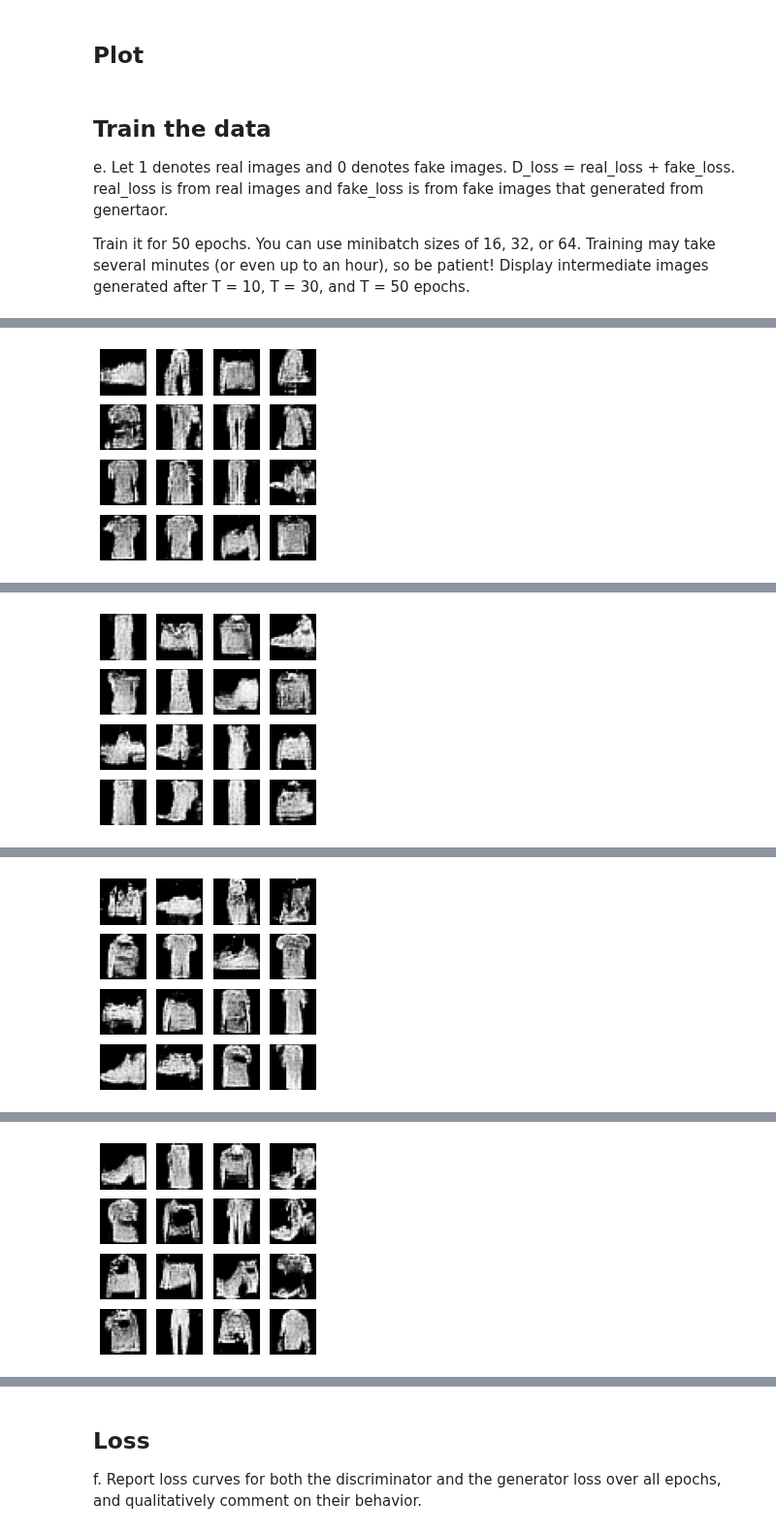
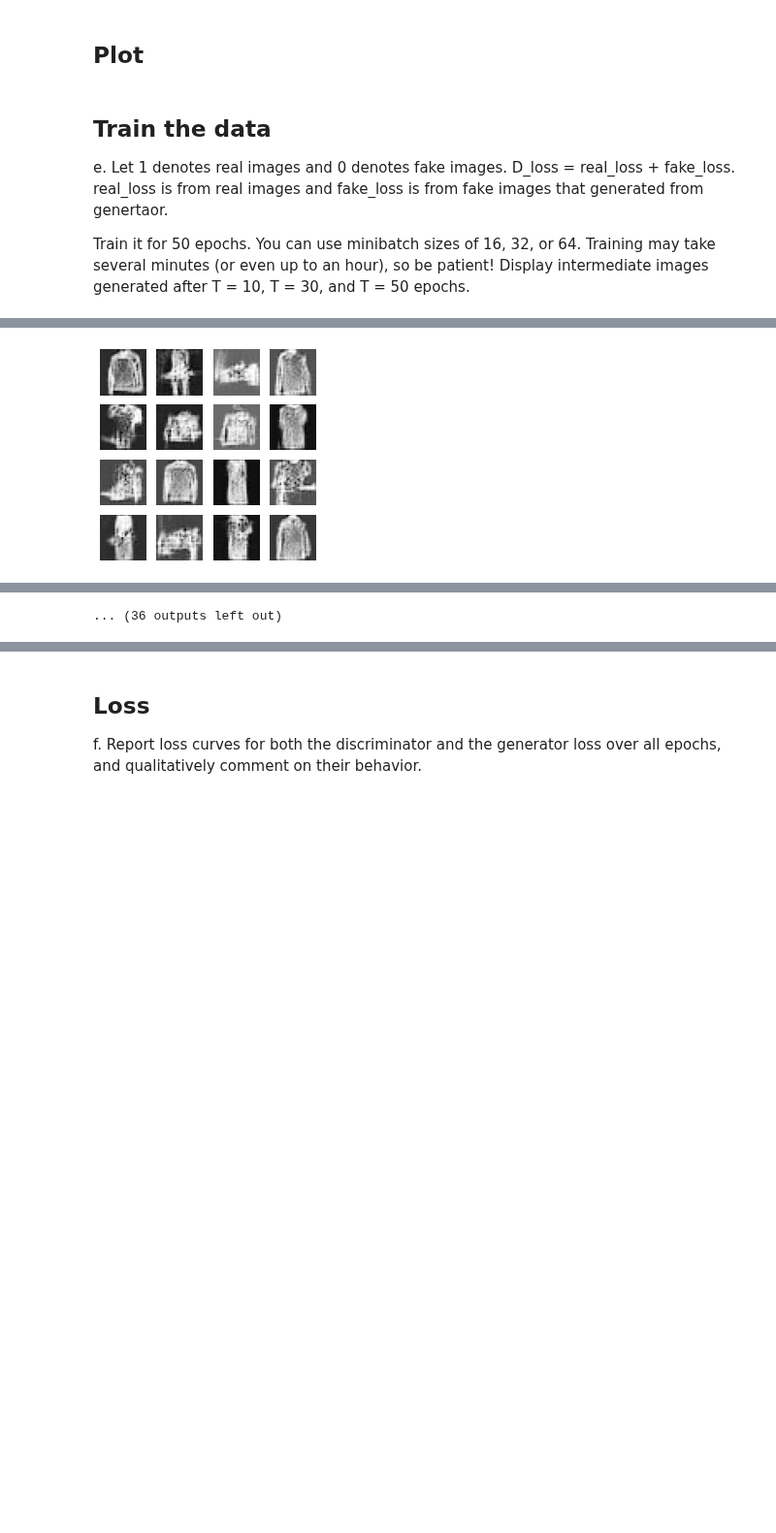
Before and after one commit to yeb2Binfang/ECE-GY9123_DL, a Jupyter notebook: HW/HW6/HW6.ipynb, the cells around one changed output, grey strips where cells are left out. Shown at 97% size. Saved outputs shown, nothing was run; the diff lists cells and outputs as text; code cells hidden in the pictures; blank space fills up the shorter version.

```diff
--- a/HW/HW6/HW6.ipynb
+++ b/HW/HW6/HW6.ipynb
@@ -77,7 +77,7 @@ transform = transforms.Compose([
 # %% [output]
 <torch._C.Generator at 0x...>
 # %%
-transform = transforms.Compose([transforms.ToTensor(),transforms.Normalize((0.5,),(0.5,),)])
+#transform = transforms.Compose([transforms.ToTensor(),transforms.Normalize((0.5,),(0.5,),)])
 # %% [markdown]
 ## Load the dataset
 # %%
@@ -240,3 +259,27 @@ class generator_model(nn.Module):
+# %%
+class generator_model(nn.Module):
+
+  def __init__(self):
+    super(generator_model, self).__init__()
+    self.dense = nn.Linear(100, 7*7*256, bias=False)
+    self.deconv1 = nn.ConvTranspose2d(256,128,5,1,2,bias=False)
+    self.deconv2 = nn.ConvTranspose2d(128,64,5,2,2,1,bias=False)
+    self.deconv3 = nn.ConvTranspose2d(64,1,5,2,2,1,bias=False)
+    self.bn1 = nn.BatchNorm2d(256)
+    self.bn2 = nn.BatchNorm2d(128)
+    self.bn3 = nn.BatchNorm2d(64)
+
+  def weight_init(self):
+    for m in self._modules:
+      normal_init(self._modules[m])
+
+  def forward(self, input):
+    x = self.dense(input).view(-1,256,7,7)
+    x = F.leaky_relu(self.bn1(x),0.3)
+    x = F.leaky_relu(self.bn2(self.deconv1(x)),0.3)
+    x = F.leaky_relu(self.bn3(self.deconv2(x)),0.3)
+    x = torch.tanh(self.deconv3(x))
+    return x
 # %% [markdown]
 ### Test it
 Make sure the architeuture is right
@@ -304,7 +347,7 @@ optimizerG = optim.Adam(generator.parameters(), lr=learning_rate, betas=(0.5, 0.
 def plot_graph():
   fig = plt.figure(figsize=(4,4))
   for i in range(16):
-    latent = torch.randn((1, 100)).view(-1, 100, 1, 1)
+    latent = torch.randn((1, 100))#.view(-1, 100, 1, 1)
     latent = latent.to(device)
     im = generator(latent)
     plt.subplot(4, 4, i+1)
@@ -318,7 +361,7 @@ e. Let 1 denotes real images and 0 denotes fake images. D_loss = real_loss + fak
 
 Train it for 50 epochs. You can use minibatch sizes of 16, 32, or 64. Training may take several minutes (or even up to an hour), so be patient! Display intermediate images generated after T = 10, T = 30, and T = 50 epochs.
 # %%
-n_epochs = 5
+n_epochs = 50
 # %%
 loss_G_overepoch = []
 loss_D_overepoch = []
@@ -343,7 +386,7 @@ for epoch in tqdm(range(n_epochs)):
     D_result = discriminator(data).squeeze()
     D_real_loss = loss(D_result, label_real)
 
-    z = torch.randn((mini_batch, 100)).view(-1, 100, 1, 1)
+    z = torch.randn((mini_batch, 100))#.view(-1, 100, 1, 1)
     z = Variable(z).to(device)
     G_result = generator(z)
 
@@ -359,7 +402,7 @@ for epoch in tqdm(range(n_epochs)):
     D_losses_overall.append(D_total_loss)
     generator.zero_grad()
 
-    z = torch.randn((mini_batch, 100)).view(-1, 100, 1, 1)
+    z = torch.randn((mini_batch, 100))#.view(-1, 100, 1, 1)
     z = Variable(z).to(device)
 
     G_result = generator(z)
@@ -378,6 +421,6 @@ for epoch in tqdm(range(n_epochs)):
                                                           torch.mean(torch.FloatTensor(loss_d)),
                                                           torch.mean(torch.FloatTensor(loss_g))))
 
-  if epoch in [1,2,3,4]:
+  if epoch in [9,29,49]:
     plot_graph()
 # %% [output]
@@ -386 +437 @@ Epoch 2 - loss_d: 1.320, loss_g: 0.774
-[figure, old version]
+[figure, new version]
@@ -388 +437,0 @@ Epoch 3 - loss_d: 1.323, loss_g: 0.780
-[figure, removed]
@@ -390 +437,0 @@ Epoch 4 - loss_d: 1.320, loss_g: 0.785
-[figure, removed]
@@ -392 +437,0 @@ Epoch 5 - loss_d: 1.318, loss_g: 0.790
-[figure, removed]
@@ -393,3 +440,4 @@ Epoch 5 - loss_d: 1.318, loss_g: 0.790
+... (36 outputs left out)
 # %%
 plt.plot(loss_D_overepoch,label="loss_D_overepoch")
 
```
Also changed, not shown: parts of 6 cells of this notebook.
